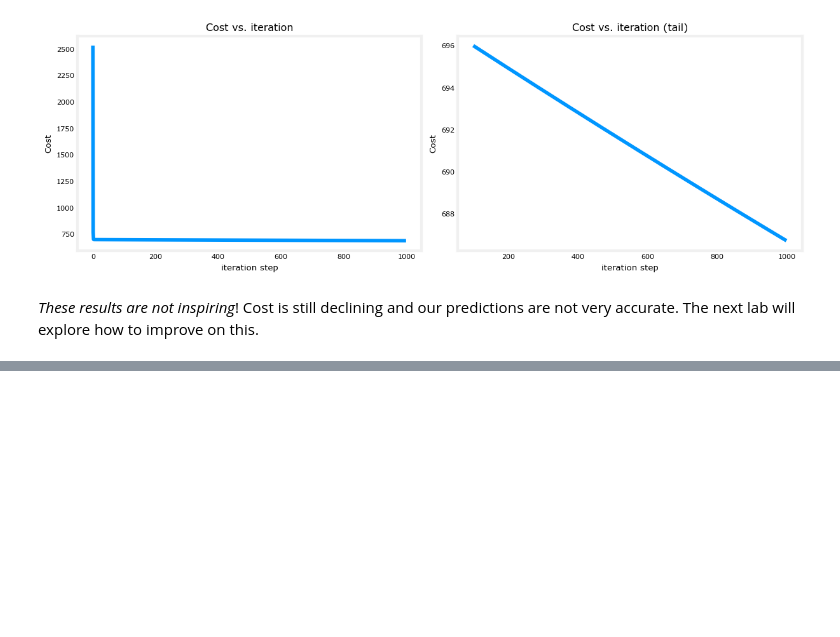
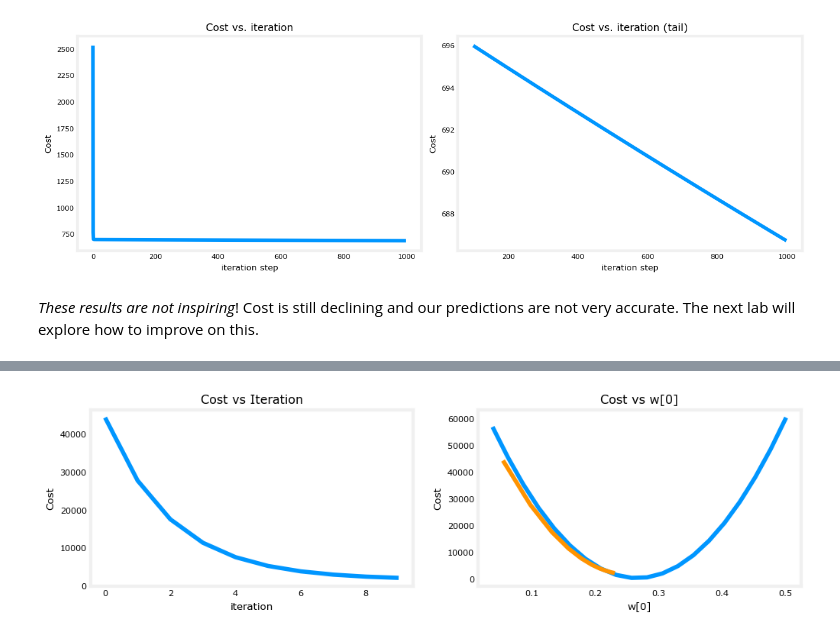
Before and after one commit to aef1004/ml_specialization, a Jupyter notebook: week2_multiple_regression.ipynb, the cells around one changed output, grey strips where cells are left out. Cells and saved outputs as stored; diff of their text form; code cells hidden in the pictures; blank space fills up the shorter version.

```diff
--- a/week2_multiple_regression.ipynb
+++ b/week2_multiple_regression.ipynb
@@ -374,0 +411,3 @@ plt.show()
+# %%
+#set alpha to 9.9e-7 (and then test decreasing alpha if not converging
+_, _, hist = run_gradient_descent(X_train, y_train, 10, alpha = 1e-7)
@@ -374,0 +428,5 @@ plt.show()
+# %%
+# check if cost is converging
+plot_cost_i_w(X_train, y_train, hist)
+# %% [output]
+[figure, added]
```
Also changed, not shown: parts of 34 cells of this notebook.
